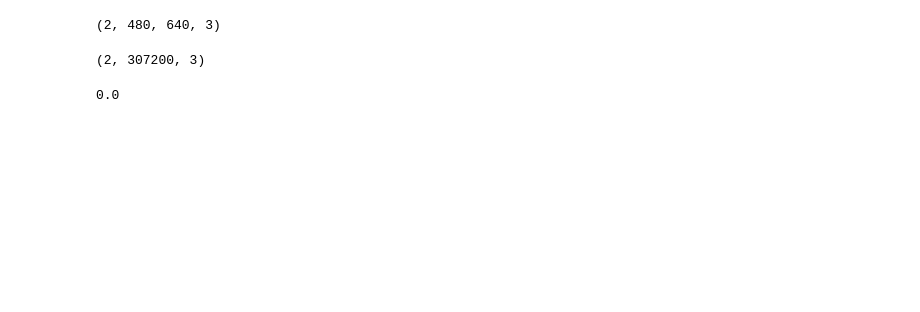
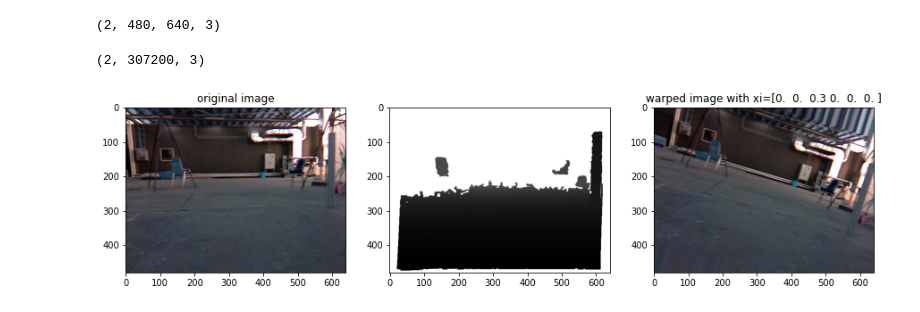
Before and after one commit to mjn6862/Freiburg_dataset, a Jupyter notebook: Warping_for_PoseNet_Freiburg,_warping_only_(no_data).ipynb, the cells around one changed output. Drawn from its saved outputs; the diff is of its cells as text; code cells hidden in the pictures; blank space fills up the shorter version.

Commit message:
finished warping/implemented visualization

```diff
--- a/Warping_for_PoseNet_Freiburg,_warping_only_(no_data).ipynb
+++ b/Warping_for_PoseNet_Freiburg,_warping_only_(no_data).ipynb
@@ -259,12 +245,12 @@ K_layer = tf.keras.layers.Dense(9,weights=[np.zeros([1,9]),K.reshape(9)],trainab
 K_layer = tf.keras.layers.Reshape((3,3),name='K4')(K_layer)
 
 pixel_list = tf.keras.layers.Dot(axes=(2,2),name='pixel_list1')([new_homog_camera_coord,K_layer]) # not sure if axes value is correct
-pixel_list = tf.keras.layers.Lambda(lambda pix: pix[:,:,0:2],name='pixel_list2')(pixel_list)
+pixel_list2 = tf.keras.layers.Lambda(lambda pix: pix[:,:,0:2],name='pixel_list2')(pixel_list)
 #pixel_list = tf.keras.layers.Reshape((1,307200,2))(pixel_list)
 # %%
 # interp = tfa.image.interpolate_bilinear(grid=tf.reshape(image1[-1, :, :, :], (1, 480, 640,3)), query_points=tf.reshape(pixel_list[:,0:2], (-1,307200,2)))
 #grid_A = tf.keras.layers.Reshape((1,480,640,3))(input_A)
 def interp_fun(x):
   return tfa.image.interpolate_bilinear(grid=tf.reshape(x[0],(-1,480,640,3)),query_points=tf.reshape(x[1],(-1,307200,2)))
-interp = tf.keras.layers.Lambda(interp_fun,name='interp')((input_A,pixel_list))
+interp = tf.keras.layers.Lambda(interp_fun,name='interp')((input_A,pixel_list2))
 new_image = tf.keras.layers.Reshape((480,640,3),name='new_image')(interp)
@@ -307,6 +287,2 @@ y = tf.constant([np.zeros(6)])
 model = tf.keras.models.Model(inputs=[input_A,depth_A,input_xi],outputs=[new_image])
 pred = model.predict([w,x,y])
-# %%
-np.sum(pred)
-# %% [output]
-0.0
@@ -312,0 +296,26 @@ np.sum(pred)
+# %%
+frame = np.load("./drive/My Drive/Machine_Learning_Projects/freiburg_dataset/images/rgbd_10900.npy")
+image1 = frame[:,:,0:3]/255.
+depth1 = frame[:,:,3]*5./255.
+depth1 = np.where(depth1==0,10., depth1)
+image1 = tf.constant([image1])
+depth1 = tf.constant([depth1])
+# %%
+xi = tf.constant([[0,0,0.3,0,0,0]])
+#xi = tf.constant([np.random.rand(6)])
+model = tf.keras.models.Model(inputs=[input_A,depth_A,input_xi],outputs=[new_image])
+pred = model.predict([image1,depth1,xi])
+# %%
+plt.figure(figsize=(15,15))
+
+plt.subplot(1,3,1)
+plt.imshow(image1[0])
+plt.title('original image')
+plt.subplot(1,3,2)
+plt.imshow(depth1[0],cmap='gray')
+plt.subplot(1,3,3)
+plt.imshow(pred[0])
+plt.title('warped image with xi={}'.format(xi[0]))
+plt.show()
+# %% [output]
+[figure, added]
```
Also changed, not shown: parts of 12 cells of this notebook.
